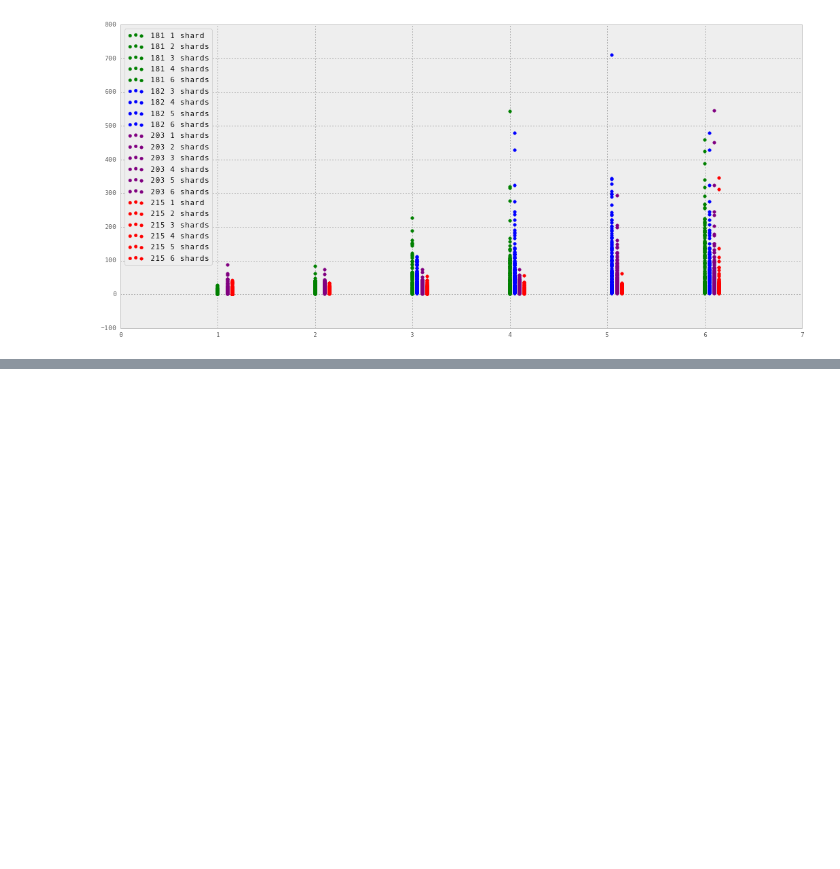
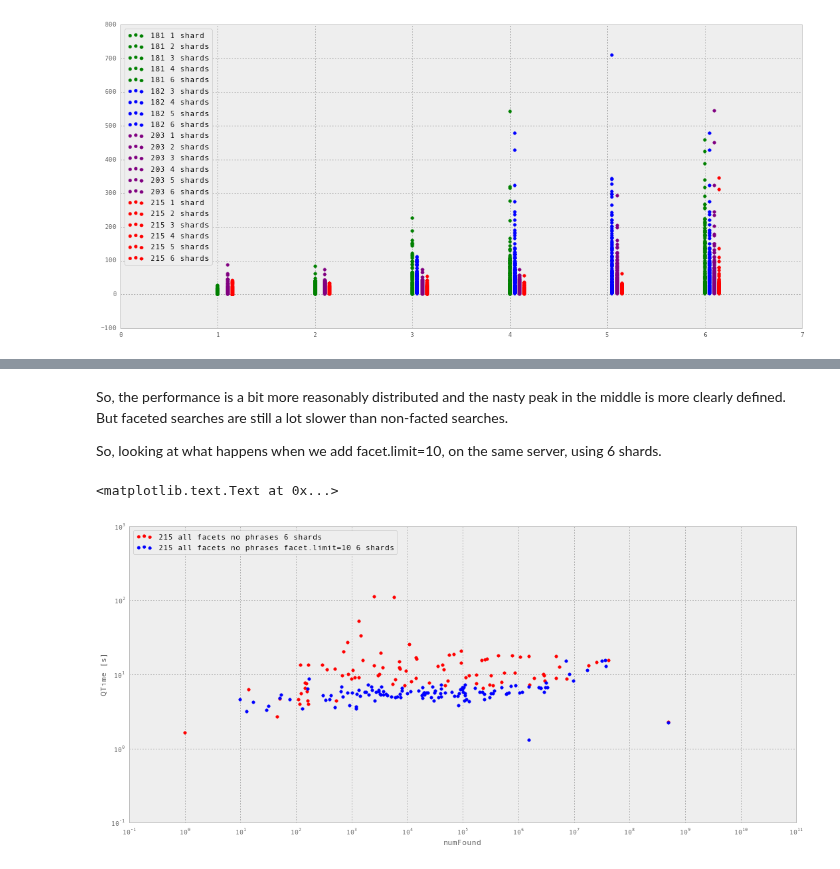
Before and after one commit to anjackson/keeping-codes, a Jupyter notebook: experiments/solr-query-performance-benchmarking.ipynb, the cells around one changed output, grey strips where cells are left out. Drawn from its saved outputs; the diff is of its cells as text; code cells hidden in the pictures; blank space fills up the shorter version.

```diff
--- a/experiments/solr-query-performance-benchmarking.ipynb
+++ b/experiments/solr-query-performance-benchmarking.ipynb
@@ -300,0 +326,19 @@ Reading the Solr mailing lists, having too much RAM can lead to long GC pauses.
+# %% [markdown]
+So, the performance is a bit more reasonably distributed and the nasty peak in the middle is more clearly defined. But faceted searches are still a lot slower than non-facted searches.
+
+So, looking at what happens when we add facet.limit=10, on the same server, using 6 shards.
+# %%
+qtafnpfl215_6s, nfafnpfl215_6s = loadSB2("solr-bench/testv3-all-facets-no-phrases-flim-10-215-6s.log")
+
+fig = plt.figure(figsize=(18, 8))
+plt.scatter(nfafnp215_6s, qtafnp215_6s, label="215 all facets no phrases 6 shards", color="red");
+plt.scatter(nfafnpfl215_6s, qtafnpfl215_6s, label="215 all facets no phrases facet.limit=10 6 shards", color="blue");
+plt.legend(loc=2)
+plt.semilogx()
+plt.semilogy()
+plt.xlim([1e-1,10e10])
+plt.ylabel("QTime [s]")
+plt.xlabel("numFound")
+# %% [output]
+<matplotlib.text.Text at 0x...>
+[figure, added]
```
Also changed, not shown: parts of 9 cells of this notebook, 10 other files.
